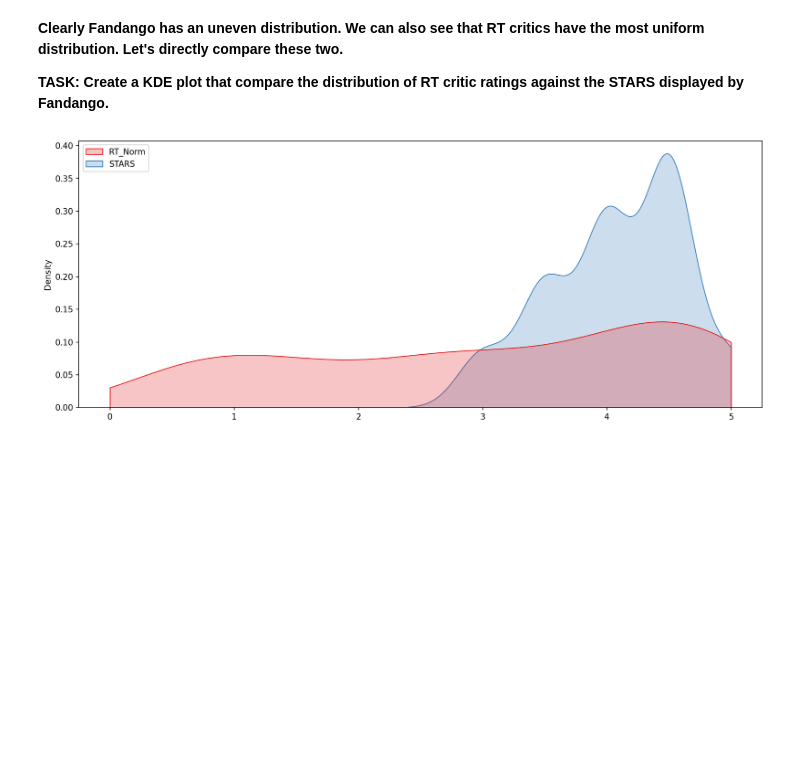
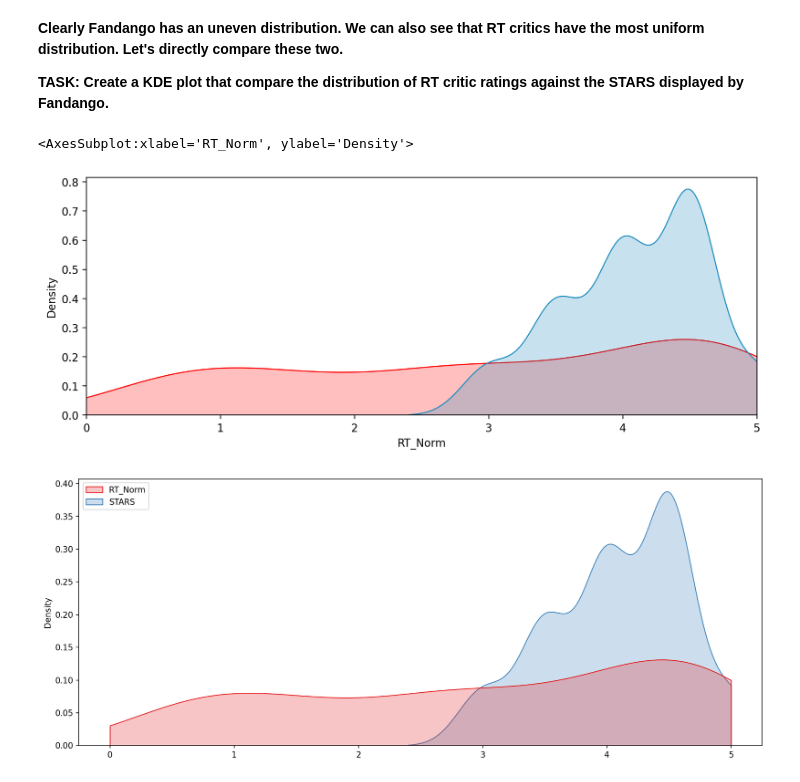
Before and after one commit to Jared-Glenn/Data_Science_Course_Practice, a Jupyter notebook: 00-Capstone-Project.ipynb, the cells around one changed output. Saved outputs shown, nothing was run; the diff lists cells and outputs as text; code cells hidden in the pictures; blank space fills up the shorter version.

```diff
--- a/00-Capstone-Project.ipynb
+++ b/00-Capstone-Project.ipynb
@@ -700,3 +775,13 @@ Quick Note if you have issues moving the legend for a seaborn kdeplot: https://g
+# %%
+#CODE HERE
+plt.figure(figsize=(11,4), dpi=200)
+plt.xlim(0,5)
+
+sns.kdeplot(data=norm, x='RT_Norm', shade=True, color='red')
+sns.kdeplot(data=norm, x='STARS', shade=True, color='#218dbf')
+# %% [output]
+<AxesSubplot:xlabel='RT_Norm', ylabel='Density'>
+[figure, added]
 # %%
 # %% [output]
 [figure]
```
Also changed, not shown: parts of 19 cells of this notebook.
